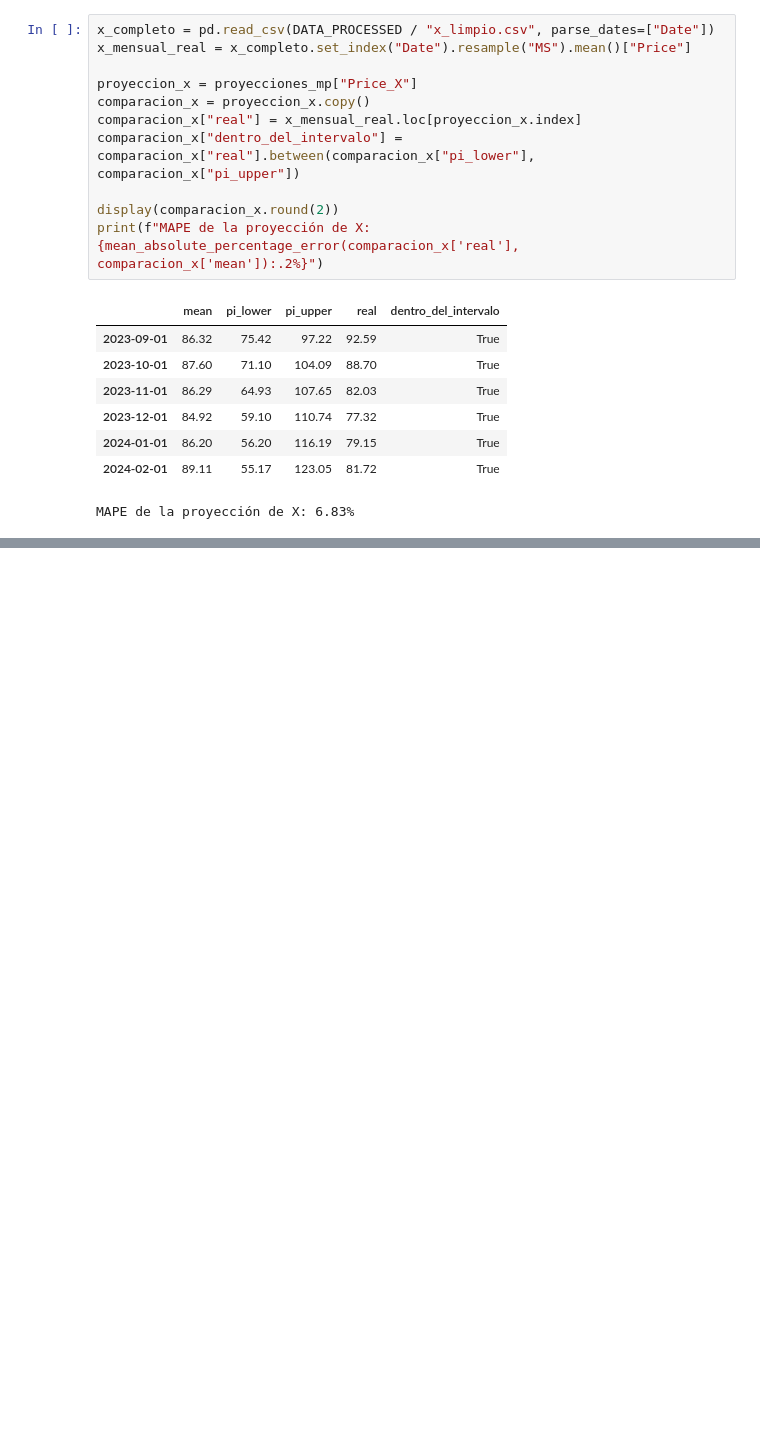
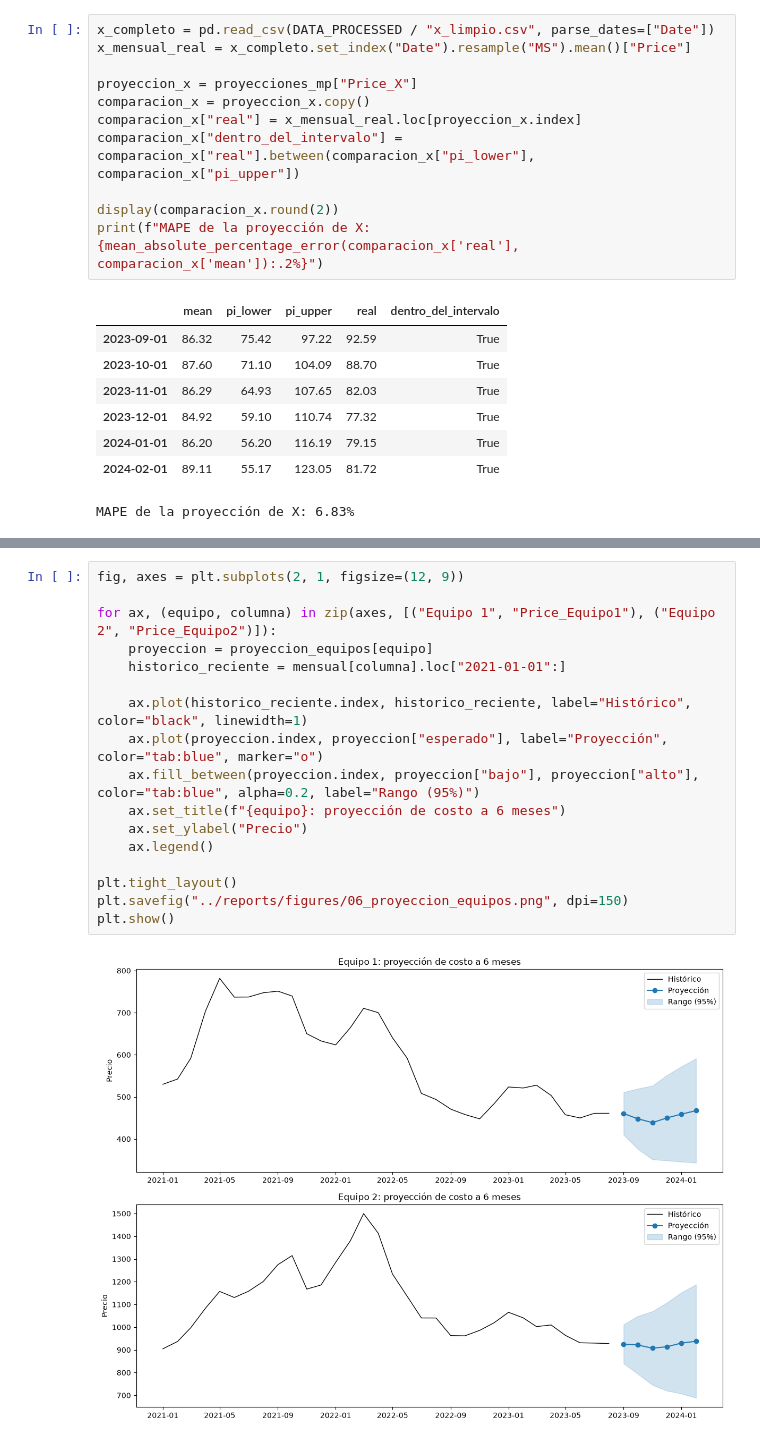
Before and after one commit to secasospina/pronostico-costos-equipos, a Jupyter notebook: notebooks/04_proyeccion.ipynb, the cells around one changed output, grey strips where cells are left out. Saved outputs shown, nothing was run; the diff lists cells and outputs as text; blank space fills up the shorter version.

Commit message:
feat: proyección del costo de los equipos con intervalos de confianza

```diff
--- a/notebooks/04_proyeccion.ipynb
+++ b/notebooks/04_proyeccion.ipynb
@@ -233,0 +281,19 @@ MAPE de la proyección de X: 6.83%
+# %%
+fig, axes = plt.subplots(2, 1, figsize=(12, 9))
+
+for ax, (equipo, columna) in zip(axes, [("Equipo 1", "Price_Equipo1"), ("Equipo 2", "Price_Equipo2")]):
+    proyeccion = proyeccion_equipos[equipo]
+    historico_reciente = mensual[columna].loc["2021-01-01":]
+
+    ax.plot(historico_reciente.index, historico_reciente, label="Histórico", color="black", linewidth=1)
+    ax.plot(proyeccion.index, proyeccion["esperado"], label="Proyección", color="tab:blue", marker="o")
+    ax.fill_between(proyeccion.index, proyeccion["bajo"], proyeccion["alto"], color="tab:blue", alpha=0.2, label="Rango (95%)")
+    ax.set_title(f"{equipo}: proyección de costo a 6 meses")
+    ax.set_ylabel("Precio")
+    ax.legend()
+
+plt.tight_layout()
+plt.savefig("../reports/figures/06_proyeccion_equipos.png", dpi=150)
+plt.show()
+# %% [output]
+[figure, added]
```
Also changed, not shown: parts of 3 cells of this notebook, 2 other files.
